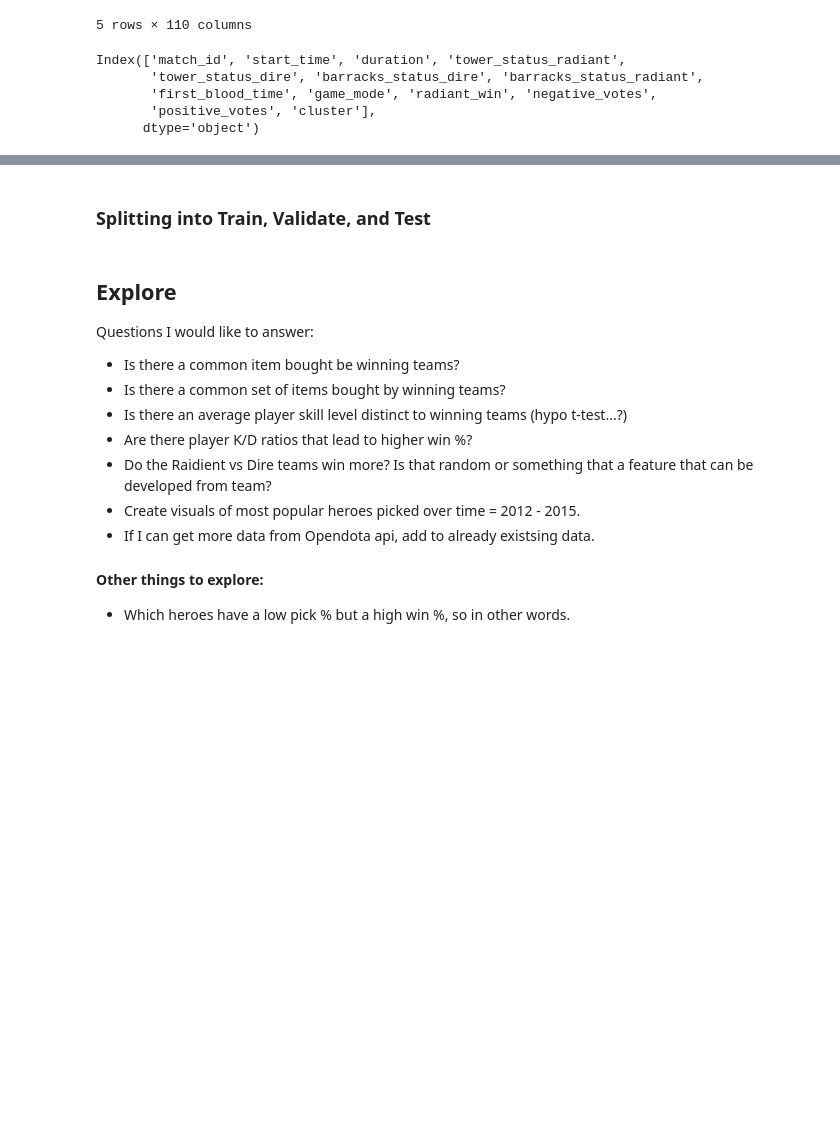
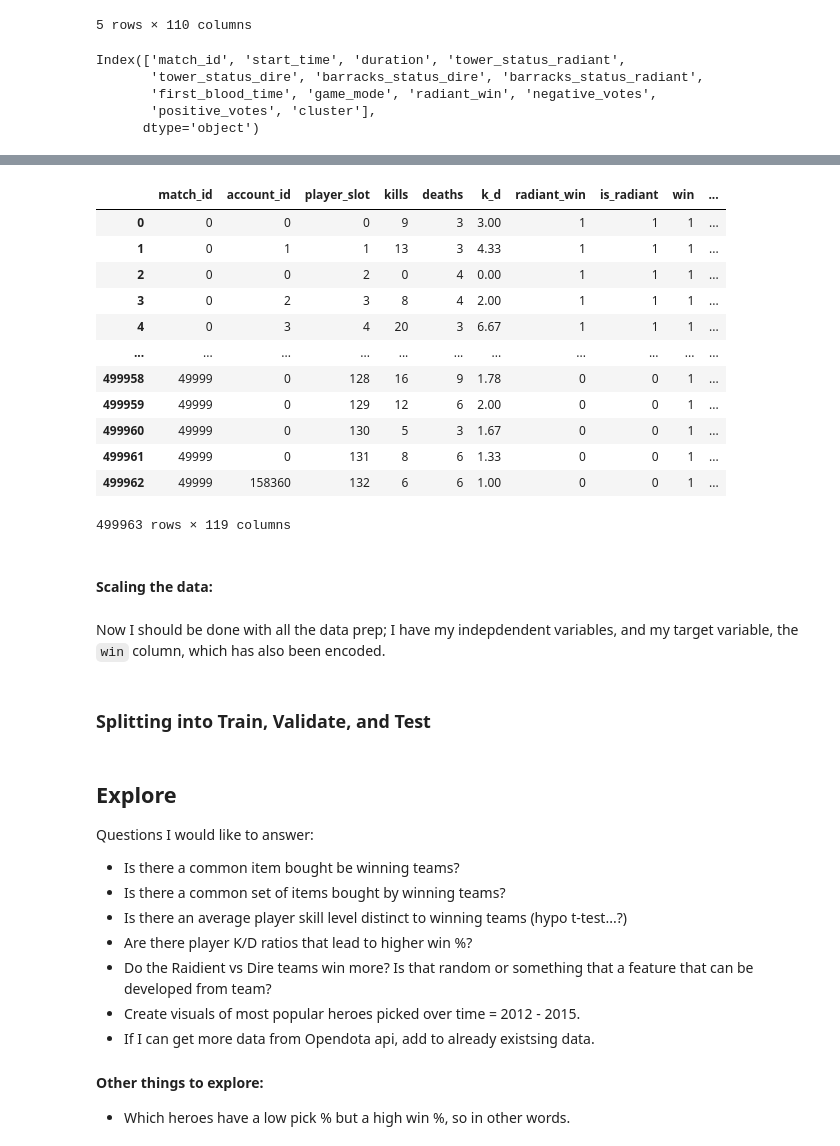
Before and after one commit to lukewbecker/dota-match-predictions, a Jupyter notebook: mvp.ipynb, the cells around one changed output, grey strips where cells are left out. Cells and saved outputs as stored; diff of their text form; code cells hidden in the pictures; blank space fills up the shorter version.

Commit message:
updates to prep and splitting df

```diff
--- a/mvp.ipynb
+++ b/mvp.ipynb
@@ -556,0 +307,3 @@ dota_df.unstack()
+# %%
+dota_dummy = pd.get_dummies(dota[['hero']], dummy_na = False)
+dota_dummy
@@ -556,0 +324,3 @@ dota_df.unstack()
+# %%
+dota = pd.concat([dota, dota_dummy], axis = 1)
+dota.head()
@@ -557,3 +335,23 @@ dota_df.unstack()
+# %%
+dota.drop(columns = ['hero_id', 'hero'])
+# %% [output]
+|  | match_id | account_id | player_slot | kills | deaths | k_d | radiant_win | is_radiant | win | ... |
+| 0 | 0 | 0 | 0 | 9 | 3 | 3.00 | 1 | 1 | 1 | ... |
+| 1 | 0 | 1 | 1 | 13 | 3 | 4.33 | 1 | 1 | 1 | ... |
+| 2 | 0 | 0 | 2 | 0 | 4 | 0.00 | 1 | 1 | 1 | ... |
+| 3 | 0 | 2 | 3 | 8 | 4 | 2.00 | 1 | 1 | 1 | ... |
+| 4 | 0 | 3 | 4 | 20 | 3 | 6.67 | 1 | 1 | 1 | ... |
+| ... | ... | ... | ... | ... | ... | ... | ... | ... | ... | ... |
+| 499958 | 49999 | 0 | 128 | 16 | 9 | 1.78 | 0 | 0 | 1 | ... |
+| 499959 | 49999 | 0 | 129 | 12 | 6 | 2.00 | 0 | 0 | 1 | ... |
+| 499960 | 49999 | 0 | 130 | 5 | 3 | 1.67 | 0 | 0 | 1 | ... |
+| 499961 | 49999 | 0 | 131 | 8 | 6 | 1.33 | 0 | 0 | 1 | ... |
+| 499962 | 49999 | 158360 | 132 | 6 | 6 | 1.00 | 0 | 0 | 1 | ... |
+499963 rows × 119 columns
+# %% [markdown]
+#### Scaling the data:
+# %% [markdown]
+Now I should be done with all the data prep; I have my indepdendent variables, and my target variable, the `win` column, which has also been encoded.
 # %% [markdown]
 ### Splitting into Train, Validate, and Test
 # %%
```
Also changed, not shown: parts of 54 cells of this notebook.
